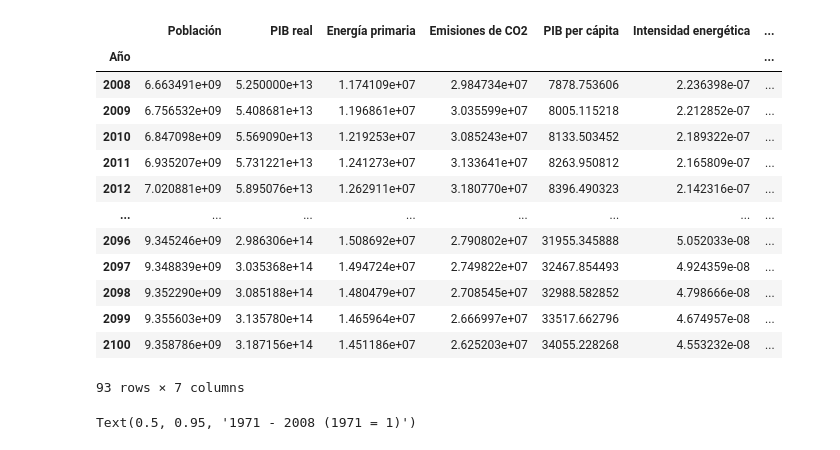
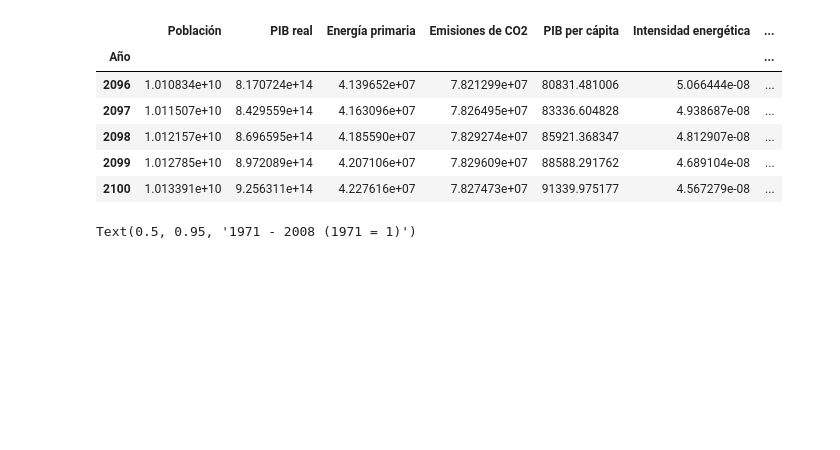
Before and after one commit to rodrigoms95/herramientas-climatico-22-1, a Jupyter notebook: code/Jupyter/KAYA.ipynb, the cells around one changed output. Cells and saved outputs as stored; diff of their text form; code cells hidden in the pictures; blank space fills up the shorter version.

```diff
--- a/code/Jupyter/KAYA.ipynb
+++ b/code/Jupyter/KAYA.ipynb
@@ -8,20 +10,20 @@ import numpy as np
 from matplotlib import pyplot as plt
 # %%
-path = "../../datos/"
+path_d = "../../datos/"
 fname = "economic_indicators_1960_2008.csv"
 
 # Columnas para las tasas de crecimiento.
-col_t = ["Inicio", "Fin", "Población", "PIB per cápita",
+col_t = ["Inicio", "Fin", "Población", "PIB real",
     "Intensidad energética", "Intensidad de carbono",
     "Emisiones de CO2", "Emisiones KAYA"]
 
-datos = pd.read_csv(path + fname, index_col = "Año", skiprows = [1])
+datos = pd.read_csv(path_d + fname, index_col = "Año", skiprows = [1])
 
 # Columnas de los datos históricos.
 col_d = datos.columns
 
-# Se agregan los indicadores KAYA a los dato☼ históricos.
-datos[col_t[3]] = datos[col_d[1]] / datos[col_d[0]]
+# Se agregan los indicadores KAYA a los datos históricos.
+datos["PIB per cápita"] = datos[col_d[1]] / datos[col_d[0]]
 datos[col_t[4]] = datos[col_d[2]] / datos[col_d[1]]
 datos[col_t[5]] = datos[col_d[3]] / datos[col_d[2]]
 
@@ -72,12 +74,12 @@ for i in range(2, tasa.shape[1] - 1):
 # Se establece la tasa de crecimiento futuro.
 i = tasa.shape[0] - 2
 tasa.loc[i] = [periodos[i, 0], periodos[i, 1],
-    tasa.iat[i - 1, 2] * 0.95, tasa.iat[i - 1, 3],
+    tasa.iat[i - 1, 2], tasa.iat[i - 1, 3],
     tasa.iat[i - 1, 4], tasa.iat[i - 1, 5], np.nan, 0]
 
 # Se establece la variación en la tasa de crecimiento.
 i = tasa.shape[0] - 1
-tasa.loc[i] = [np.nan, np.nan, 0.96, 1.00,
+tasa.loc[i] = [np.nan, np.nan, 0.965, 1.00,
     1.01, 1.01, np.nan, np.nan]
 
 # Se calcula la tasa de emisiones KAYA.
@@ -103,58 +105,66 @@ proyeccion = pd.DataFrame(
 proyeccion.index.rename("Año", inplace = True)
 
 # Se toman las columnas que se calculan directamente de
 # las tasas de crecimiento.
 cols = col_t[2:-2]
 
 # Se copia el valor inicial.
 proyeccion.loc[periodos[2, 0] - 1] = datos.loc[periodos[2, 0] - 1]
 
 # Se proyectan los datos de acuerdo a las tasas de
 # crecimiento.
 proyeccion.loc[periodos[2, 0]:, cols] = (
     proyeccion.loc[2008, cols].array * ( 1 +
     np.expand_dims(tasa.loc[tasa.shape[0] - 2, cols], 0) * (
     np.expand_dims(tasa.loc[tasa.shape[0] - 1, cols], 0) **
     np.expand_dims((proyeccion.loc[periodos[2, 0]:].index.array
-    - proyeccion.index[0]), 1) )
+    - proyeccion.index[1]), 1) )
     ).cumprod(axis = 0)
     )
 
 # Se proyectan las emisiones a partir de la identidad
 # de KAYA.
-proyeccion.loc[periodos[2, 0]:, "Emisiones de CO2"] = (
-    proyeccion.loc[2008, "Emisiones de CO2"] * ( 1 + (
-    np.expand_dims(tasa.loc[tasa.shape[0] - 2, cols], 0) * (
-    np.expand_dims(tasa.loc[tasa.shape[0] - 1, cols], 0) **
-    np.expand_dims((proyeccion.loc[periodos[2, 0]:].index.array
-    - proyeccion.index[0]), 1) ) ).sum(axis = 1)
-    ).cumprod(axis = 0)
-    )
 
-# Se calcula el PIB real y la energía primaria.
-proyeccion.loc[periodos[2, 0]:, "PIB real"] = (
-    proyeccion.loc[periodos[2, 0]:, "PIB per cápita"] *
+# Se calcula el PIB per capita y la energía primaria.
+proyeccion.loc[periodos[2, 0]:, "PIB per cápita"] = (
+    proyeccion.loc[periodos[2, 0]:, "PIB real"] /
     proyeccion.loc[periodos[2, 0]:, "Población"] )
 proyeccion.loc[periodos[2, 0]:, "Energía primaria"] = (
     proyeccion.loc[periodos[2, 0]:, "Intensidad energética"] *
     proyeccion.loc[periodos[2, 0]:, "PIB real"] )
 
-proyeccion
+KAYA = True
+
+# Se proyectan las emisiones a partir de la identidad
+# de KAYA.
+if KAYA:
+    cols.remove("PIB real")
+    proyeccion.loc[periodos[2, 0]:, "Emisiones de CO2"] = (
+        proyeccion.loc[2008, "Emisiones de CO2"] * ( (
+        np.expand_dims(tasa.loc[tasa.shape[0] - 2, cols], 0) * (
+        np.expand_dims(tasa.loc[tasa.shape[0] - 1, cols], 0) **
+        np.expand_dims((proyeccion.loc[periodos[1, 0]:].index.array
+        - proyeccion.index[0]), 1) ) ).sum(axis = 1)[:-1]
+        + np.array(proyeccion["PIB per cápita"]
+        .pct_change().array[1:]) + 1
+        ).cumprod()
+        )
+# Se calculan las emisiones a partir de la intensidad
+# energética.
+else:
+    proyeccion.loc[periodos[2, 0]:, "Emisiones de CO2"] = (
+        proyeccion.loc[periodos[2, 0]:, "Intensidad de carbono"] *
+        proyeccion.loc[periodos[2, 0]:, "Energía primaria"] )
+
+proyeccion.tail()
 # %% [output]
 |  | Población | PIB real | Energía primaria | Emisiones de CO2 | PIB per cápita | Intensidad energética | ... |
 | Año |  |  |  |  |  |  | ... |
-| 2008 | 6.663491e+09 | 5.250000e+13 | 1.174109e+07 | 2.984734e+07 | 7878.753606 | 2.236398e-07 | ... |
-| 2009 | 6.756532e+09 | 5.408681e+13 | 1.196861e+07 | 3.035599e+07 | 8005.115218 | 2.212852e-07 | ... |
-| 2010 | 6.847098e+09 | 5.569090e+13 | 1.219253e+07 | 3.085243e+07 | 8133.503452 | 2.189322e-07 | ... |
-| 2011 | 6.935207e+09 | 5.731221e+13 | 1.241273e+07 | 3.133641e+07 | 8263.950812 | 2.165809e-07 | ... |
-| 2012 | 7.020881e+09 | 5.895076e+13 | 1.262911e+07 | 3.180770e+07 | 8396.490323 | 2.142316e-07 | ... |
-| ... | ... | ... | ... | ... | ... | ... | ... |
-| 2096 | 9.345246e+09 | 2.986306e+14 | 1.508692e+07 | 2.790802e+07 | 31955.345888 | 5.052033e-08 | ... |
-| 2097 | 9.348839e+09 | 3.035368e+14 | 1.494724e+07 | 2.749822e+07 | 32467.854493 | 4.924359e-08 | ... |
-| 2098 | 9.352290e+09 | 3.085188e+14 | 1.480479e+07 | 2.708545e+07 | 32988.582852 | 4.798666e-08 | ... |
-| 2099 | 9.355603e+09 | 3.135780e+14 | 1.465964e+07 | 2.666997e+07 | 33517.662796 | 4.674957e-08 | ... |
-| 2100 | 9.358786e+09 | 3.187156e+14 | 1.451186e+07 | 2.625203e+07 | 34055.228268 | 4.553232e-08 | ... |
+| 2096 | 1.010834e+10 | 8.170724e+14 | 4.139652e+07 | 7.821299e+07 | 80831.481006 | 5.066444e-08 | ... |
+| 2097 | 1.011507e+10 | 8.429559e+14 | 4.163096e+07 | 7.826495e+07 | 83336.604828 | 4.938687e-08 | ... |
+| 2098 | 1.012157e+10 | 8.696595e+14 | 4.185590e+07 | 7.829274e+07 | 85921.368347 | 4.812907e-08 | ... |
+| 2099 | 1.012785e+10 | 8.972089e+14 | 4.207106e+07 | 7.829609e+07 | 88588.291762 | 4.689104e-08 | ... |
+| 2100 | 1.013391e+10 | 9.256311e+14 | 4.227616e+07 | 7.827473e+07 | 91339.975177 | 4.567279e-08 | ... |
-93 rows × 7 columns
 # %%
 # Se crea una lista para guardar los valores normailzados.
 crecimiento = [None] * 3
```
Also changed, not shown: parts of 11 cells of this notebook, 1 other file.
